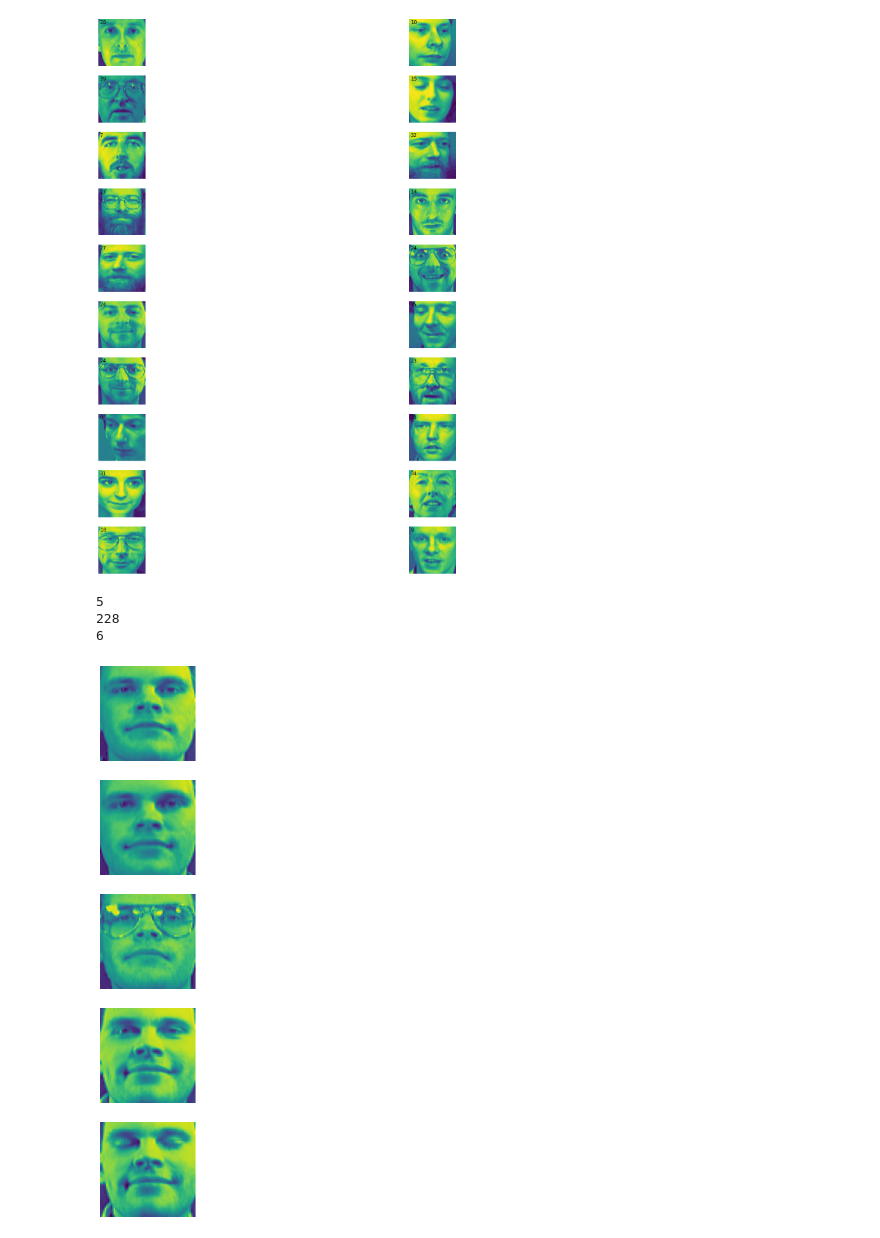
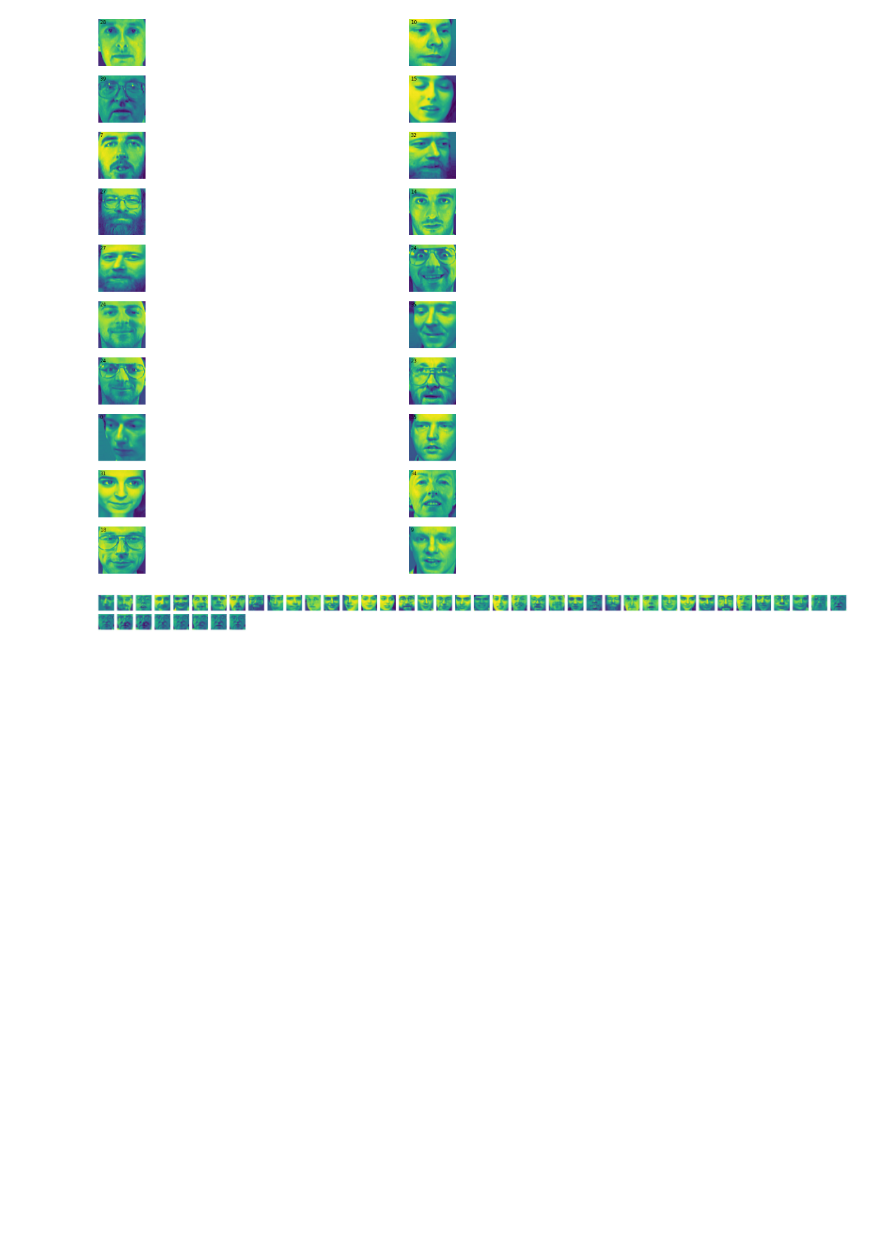
Before and after one commit to spiftire/olivetti, a Jupyter notebook: kmean.ipynb, the cells around one changed output. Saved outputs shown, nothing was run; the diff lists cells and outputs as text; code cells hidden in the pictures; blank space fills up the shorter version.

Commit message:
Trying to plot image grid

```diff
--- a/kmean.ipynb
+++ b/kmean.ipynb
@@ -24,7 +24,7 @@ predictions = kmeans.predict(X_test)
 plt.figure(figsize=(32,32))
 for i in range(10):
     ax = plt.subplot(10,2,i*2+1)
-    img = X_train[i].reshape(64,64)
+    img = X_train[i].img(64,64)
     ax.imshow(img)
     label = history[i]
     string = r'{}'.format(label)
@@ -32,7 +32,7 @@ for i in range(10):
     ax.axis('off')
 
     ax1 = plt.subplot(10,2,i*2+2)
-    img1 = X_test[i].reshape(64,64)
+    img1 = X_test[i].img(64,64)
     ax1.imshow(img1)
     label1 = predictions[i]
     string1 = r'{}'.format(label1)
@@ -44,26 +44,27 @@ plt.show()
 [figure]
 # %%
 #plotting the groups
-label = 6
-indexes_of_label1 = np.where(history == label)
-print(indexes_of_label1[0].size)
-index_of =indexes_of_label1[0][1]
-print(index_of)
-print(history[index_of])
+max_examples = 9
+fig = plt.figure(figsize=(categories, max_examples))
+index = 0
+for cat in range(categories):
+    label = cat
+    indexes_of_label = np.where(history == label)
+    # print(indexes_of_label[0].size)
+    index_of = indexes_of_label[0][1]
+    # print(index_of)
+    # print(history[index_of])
 
-plt.figure(figsize=(32,32))
-title_str = 'lable = {}'.format(label)
-plt.title(title_str)
-examples = 9
-for cat in range(categories):
-for i in range(min(examples, indexes_of_label1[0].size)):
-    ax = plt.subplot(examples,1, i+1)
-    ax.axis('off')
-    index_of_picture_with_label = indexes_of_label1[0][i]
-    ax.imshow(X_train[index_of_picture_with_label].reshape(64,64))
-plt.show()
+    # title_str = 'lable = {}'.format(label)
+    # plt.title(title_str)
+    for i in range(min(max_examples, indexes_of_label[0].size)):
+        # ax = plt.subplot(max_examples,cat+1, i*cat+1)
+        index = index + i
+        ax = fig.add_subplot(max_examples, categories, i+cat+1)
+        ax.axis('off')
+        index_of_picture_with_label = indexes_of_label[0][i]
+        img = X_train[index_of_picture_with_label].reshape(64,64)
+        ax.imshow(X=img)
+fig.show()
 # %% [output]
-5
-228
-6
-[figure, old version]
+[figure, new version]
```
Also changed, not shown: parts of 1 cell of this notebook.
